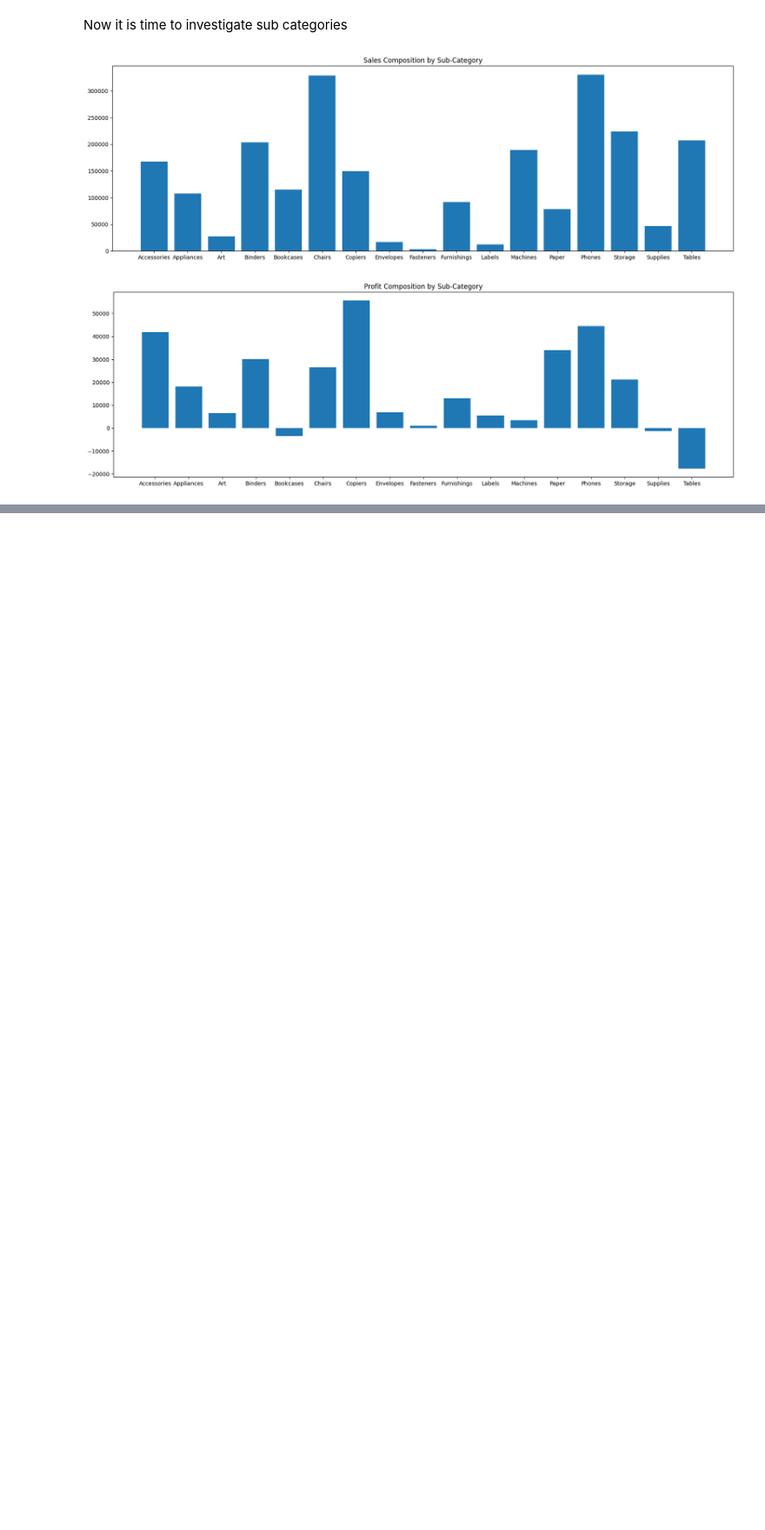
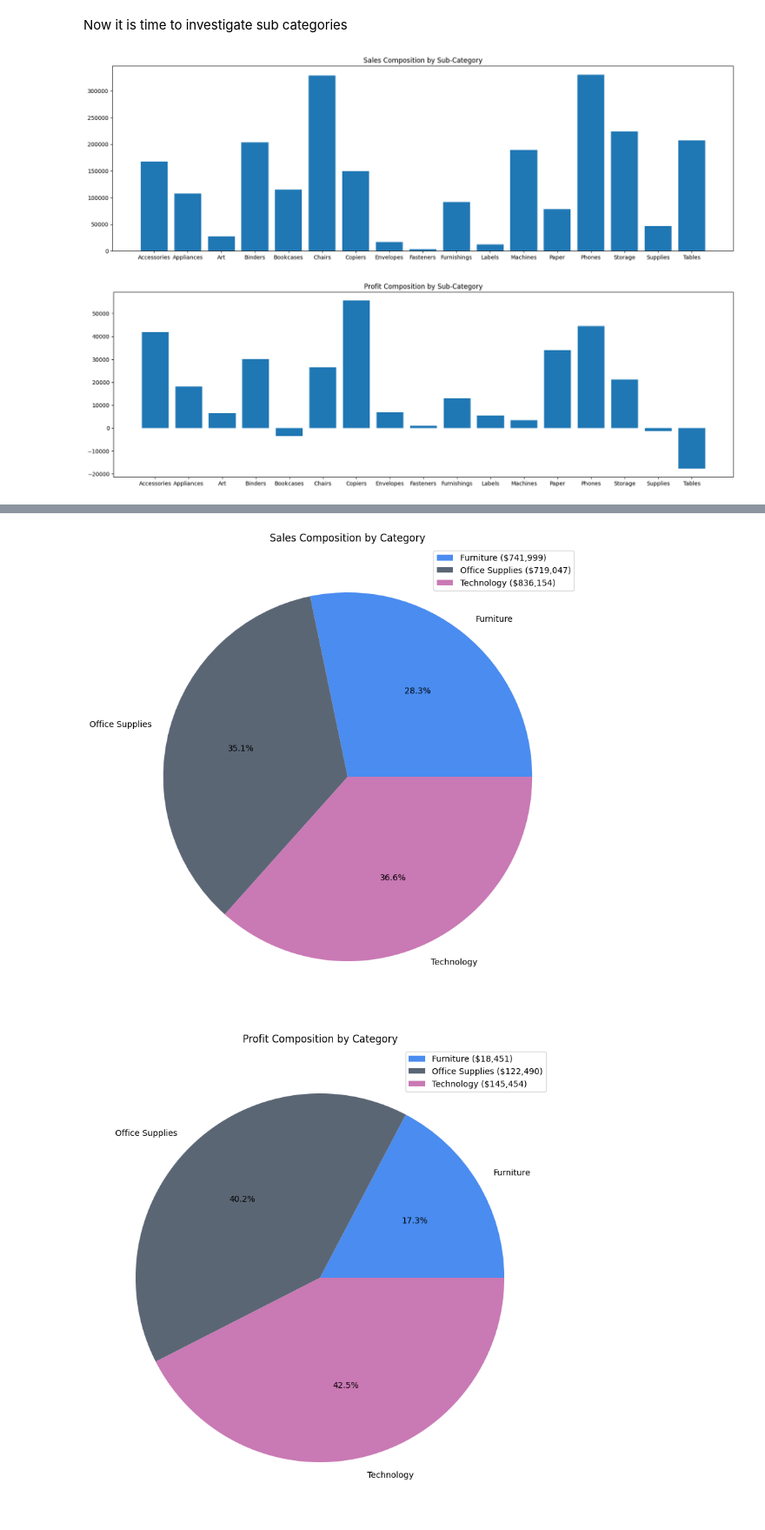
Before and after one commit to AlexxRomerro7/Store-Data-Analysis, a Jupyter notebook: StoreData.ipynb, the cells around one changed output, grey strips where cells are left out. Shown at 87% size. Saved outputs shown, nothing was run; the diff lists cells and outputs as text; code cells hidden in the pictures; blank space fills up the shorter version.

```diff
--- a/StoreData.ipynb
+++ b/StoreData.ipynb
@@ -169,0 +312,22 @@ Now that we see what categories and subcategories are most profitable, we must l
+# %%
+# Taking a subset of data (To keep things simple)
+categorical_data = discount_rule_data[['Category','Sales','Profit','Order Date']]
+# taking a groupby on category and then ship mode...
+categorical_data = categorical_data.groupby(['Category']).sum().reset_index()
+
+
+plt.figure(figsize=[10,10])
+plt.pie(categorical_data['Sales'], autopct='%1.1f%%', labels=categorical_data['Category'], colors=['#4a8cf0','#5b6675','#c979b4'])
+plt.title('Sales Composition by Category')
+plt.legend(labels=['Furniture ($741,999)','Office Supplies ($719,047)','Technology ($836,154)'])
+plt.show()
+
+# Pie chart by categorical profit
+plt.figure(figsize=[10,10])
+plt.pie(categorical_data['Profit'], autopct='%1.1f%%', labels=categorical_data['Category'], colors=['#4a8cf0','#5b6675','#c979b4'])
+plt.title('Profit Composition by Category')
+plt.legend(labels=['Furniture ($18,451)','Office Supplies ($122,490)','Technology ($145,454)'])
+plt.show()
+# %% [output]
+[figure, added]
+[figure, added]
```
Also changed, not shown: parts of 19 cells of this notebook, 1 other file.
